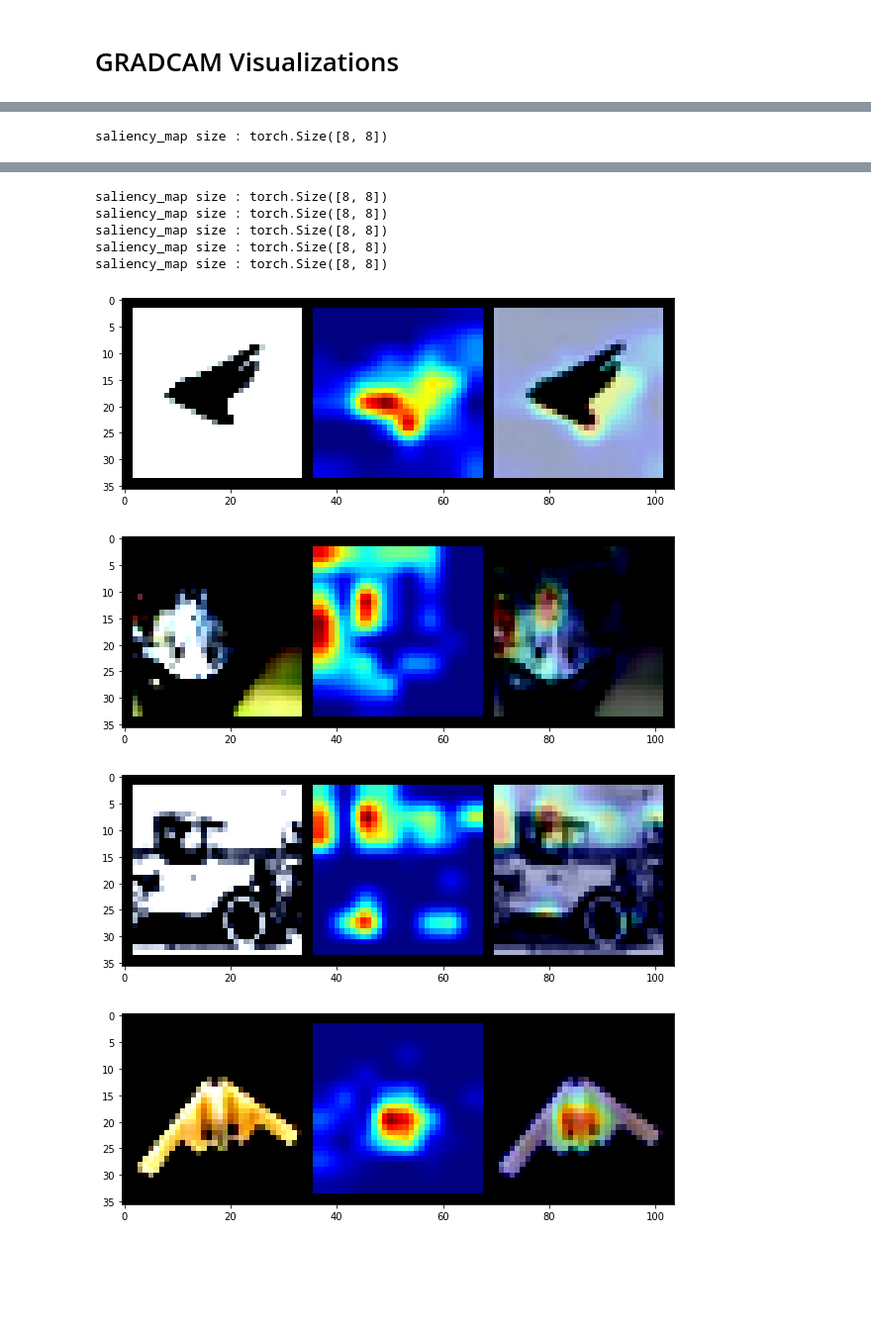
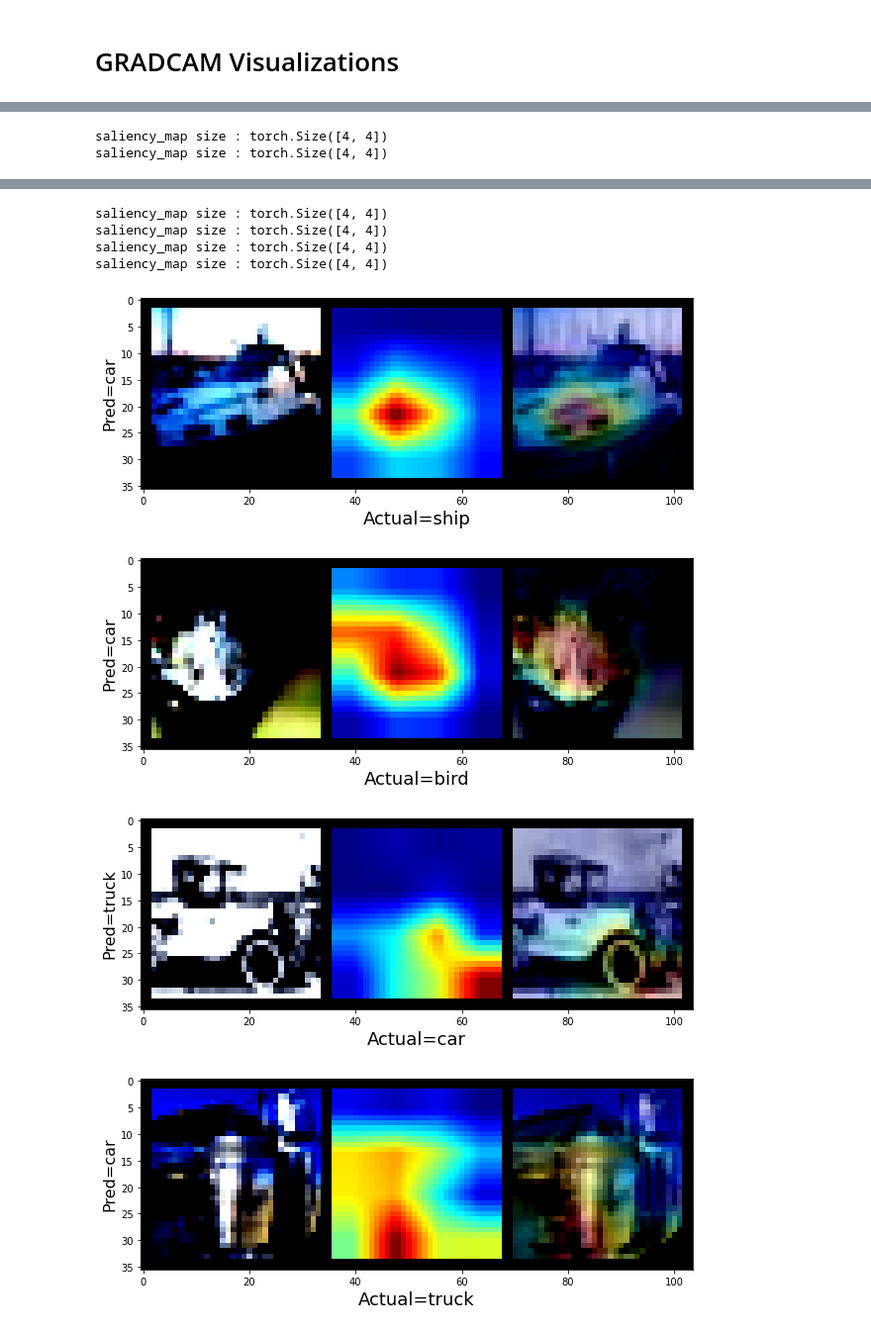
Before and after one commit to rajy4683/S10EVA4, a Jupyter notebook: S10EVA4_GCAM_LRF_6.ipynb, the cells around one changed output, grey strips where cells are left out. Shown at 99% size. Drawn from its saved outputs; the diff is of its cells as text; code cells hidden in the pictures; blank space fills up the shorter version.

```diff
--- a/S10EVA4_GCAM_LRF_6.ipynb
+++ b/S10EVA4_GCAM_LRF_6.ipynb
@@ -321,3 +321,21 @@ import torchvision.models as models
 from torchvision.utils import make_grid, save_image
 
 from RekogNizer.gradcam2 import *
+# %%
+resnet_model_dict = dict(type='resnet', arch=my_model.to(torch.device("cpu")), layer_name='layer3', input_size=(32, 32))
+mean=[0.4827, 0.4724, 0.4427]
+std=[0.2482, 0.2501, 0.2698]
+
+#classes[np.int(preds[idx])], xlabel="Actual="+classes[np.int(actuals[idx])]
+classes = dataloader.classes
+
+for elem in zip(error_images[:26], actuals[:26], preds[:26]):
+    visualize_gradcam_image(resnet_model_dict,
+                            elem[0],
+                            classes[np.int(elem[1])],
+                            classes[np.int(elem[2])],
+                            mean=mean, std=std)
+
+
+
+#gradcam2.visualize_images(resnet_model_dict, error_images , actuals, preds, mean=[0.4827, 0.4724, 0.4427], std=[0.2482, 0.2501, 0.2698])
@@ -324,6 +379,17 @@ from RekogNizer.gradcam2 import *
 # %%
-resnet_model_dict = dict(type='resnet', arch=my_model.to(torch.device("cpu")), layer_name='layer3', input_size=(32, 32))
-for image in error_images[:26]:
-    visualize_gradcam_image(resnet_model_dict,image, mean=[0.4827, 0.4724, 0.4427], std=[0.2482, 0.2501, 0.2698])
+resnet_model_dict = dict(type='resnet', arch=my_model.to(torch.device("cpu")), layer_name='layer4', input_size=(32, 32))
+mean=[0.4827, 0.4724, 0.4427]
+std=[0.2482, 0.2501, 0.2698]
+
+#classes[np.int(preds[idx])], xlabel="Actual="+classes[np.int(actuals[idx])]
+classes = dataloader.classes
+
+for elem in zip(error_images[:26], actuals[:26], preds[:26]):
+    visualize_gradcam_image(resnet_model_dict,
+                            elem[0],
+                            classes[np.int(elem[1])],
+                            classes[np.int(elem[2])],
+                            mean=mean, std=std)
 # %% [output]
-saliency_map size : torch.Size([8, 8])
+saliency_map size : torch.Size([4, 4])
+saliency_map size : torch.Size([4, 4])
@@ -350,9 +416,8 @@ saliency_map size : torch.Size([8, 8])
-saliency_map size : torch.Size([8, 8])
-saliency_map size : torch.Size([8, 8])
-saliency_map size : torch.Size([8, 8])
-saliency_map size : torch.Size([8, 8])
-saliency_map size : torch.Size([8, 8])
+saliency_map size : torch.Size([4, 4])
+saliency_map size : torch.Size([4, 4])
+saliency_map size : torch.Size([4, 4])
+saliency_map size : torch.Size([4, 4])
-[figure, old version]
+[figure, new version]
-[figure, old version]
+[figure, new version]
-[figure, old version]
+[figure, new version]
-[figure, old version]
+[figure, new version]
```
Also changed, not shown: parts of 3 cells of this notebook.
